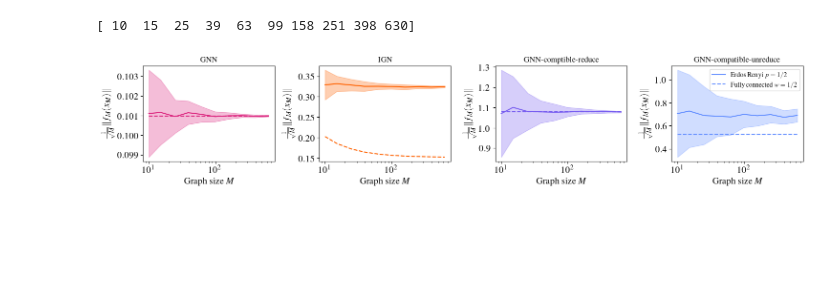
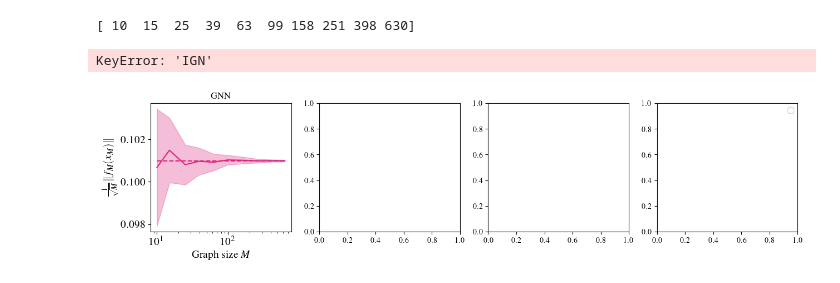
Before and after one commit to yuxinma98/transferring_transferability, a Jupyter notebook: GNN/transferability.ipynb, the cells around one changed output. Saved outputs shown, nothing was run; the diff lists cells and outputs as text; code cells hidden in the pictures; blank space fills up the shorter version.

Commit message:
GNN: size generalization plot.

```diff
--- a/GNN/transferability.ipynb
+++ b/GNN/transferability.ipynb
@@ -40,17 +40,14 @@ n_samples = 100
 log_n_range = np.arange(1, 3, 0.2)
 # for _ in range(5):
 # fix 3 models with random weights
-gnn_simple = GNN(in_channels=1, out_channels=1, hidden_channels=1, num_layers=1, model="simple")
+gnn_simple = GNN(channel_list=[1, 1], model="simple")
 ptwise_compatible = GNN(
-    in_channels=1, out_channels=1, hidden_channels=1, num_layers=1, model="ign_anydim"
+    channel_list=[1, 1],
+    model="ign_anydim",
 )
-ptwise_incompatible = GNN(
-    in_channels=1, out_channels=1, hidden_channels=1, num_layers=1, model="ign"
-)
-gnn_reduced = GNN(in_channels=1, out_channels=1, hidden_channels=1, num_layers=1, model="reduced")
-gnn_unreduced = GNN(
-    in_channels=1, out_channels=1, hidden_channels=1, num_layers=1, model="unreduced"
-)
+ptwise_incompatible = GNN(channel_list=[1, 5, 5, 1], model="ign")
+gnn_reduced = GNN(channel_list=[1, 5, 5, 1], model="reduced")
+gnn_unreduced = GNN(channel_list=[1, 5, 5, 1], model="unreduced")
 
 # compute output
 n_range = np.power(10, log_n_range).astype(int)
@@ -58,8 +55,8 @@ print(n_range)
 models = {
     "GNN": gnn_simple,
     "IGN": ptwise_incompatible,
-    "GNN-comptible-reduce": gnn_reduced,
-    "GNN-compatible-unreduce": gnn_unreduced,
+    "GNN-compatible": gnn_unreduced,
+    "GNN-compatible-continuous": gnn_reduced,
 }
 outputs_ER = {}
 outputs_constant = {}
@@ -92,34 +89,35 @@ for ax, model_name in zip(axs, models.keys()):
         [norms_of_outputs_ER[i].mean() for i in range(len(n_range))],
         label=r"Erdos Renyi $p=1/2$",
         color=color_dict[model_name],
     )
     ax.fill_between(
         n_range,
         [norms_of_outputs_ER[i].mean() - norms_of_outputs_ER[i].std() for i in range(len(n_range))],
         [norms_of_outputs_ER[i].mean() + norms_of_outputs_ER[i].std() for i in range(len(n_range))],
         color=color_dict[model_name],
         alpha=0.3,
     )
     ax.plot(
         n_range,
         [norms_of_outputs_constant[i].mean() for i in range(len(n_range))],
         label=r"Fully connected $w=1/2$",
         color=color_dict[model_name],
         linestyle="--",
     )
     ax.set_xscale("log")
     ax.set_xlabel("Graph size $M$", fontsize=14)
     ax.set_ylabel(r"$\frac{1}{\sqrt{M}} \|f_M(x_M)\|$", fontsize=14)
     ax.set_title(model_name, fontsize=12)
     ax.tick_params(axis="both", which="major", labelsize=14)
     plt.legend()
 
 plt.tight_layout()
 plt.savefig(CURRENT_DIR + "/log/transferability/gnn_transferability_outputs.pdf")
 plt.show()
 # %% [output]
 [ 10  15  25  39  63  99 158 251 398 630]
+KeyError: 'IGN'
-[figure, old version]
+[figure, new version]
 # %%
 for model_name, color in color_dict.items():
     plt.figure(figsize=(4, 3))
```
Also changed, not shown: parts of 1 cell of this notebook, 5 other files.
